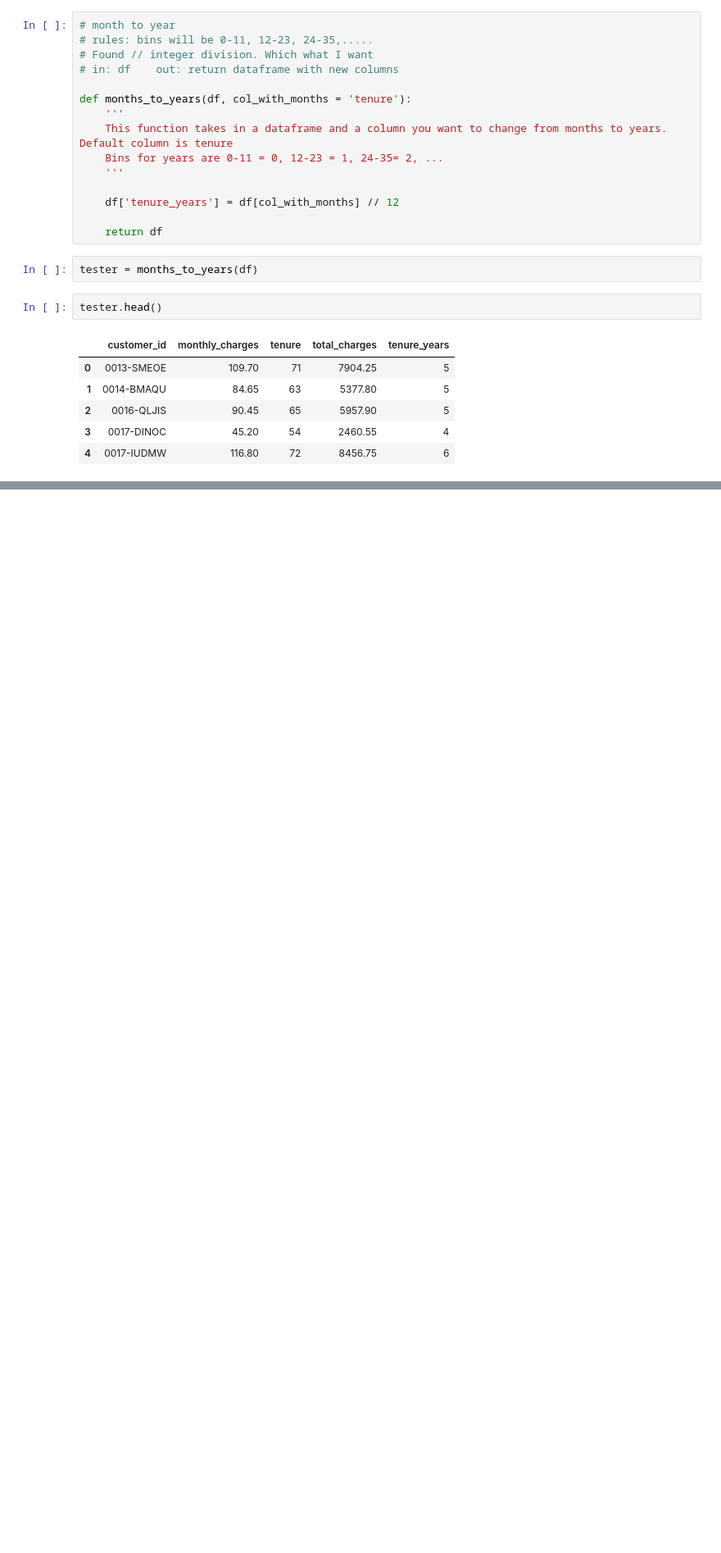
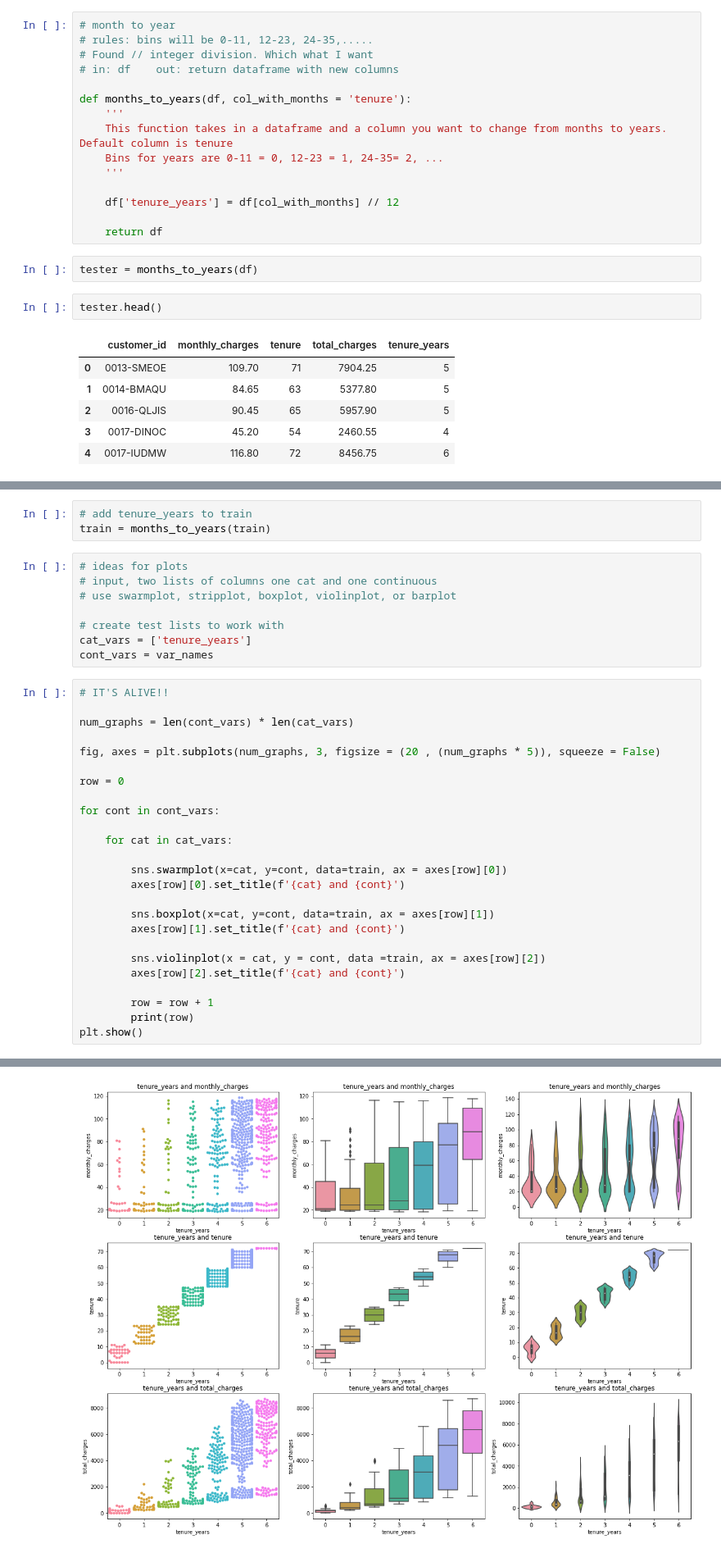
Before and after one commit to HeatherOrtegaMcMillan/regression-exercises, a Jupyter notebook: exploration.ipynb, the cells around one changed output, grey strips where cells are left out. Shown at 82% size. Drawn from its saved outputs; the diff is of its cells as text; blank space fills up the shorter version.

```diff
--- a/exploration.ipynb
+++ b/exploration.ipynb
@@ -206,0 +207,37 @@ tester.head()
+# %%
+# add tenure_years to train
+train = months_to_years(train)
+# %%
+# ideas for plots
+# input, two lists of columns one cat and one continuous
+# use swarmplot, stripplot, boxplot, violinplot, or barplot
+
+# create test lists to work with
+cat_vars = ['tenure_years']
+cont_vars = var_names
+# %%
+# IT'S ALIVE!!
+
+num_graphs = len(cont_vars) * len(cat_vars)
+
+fig, axes = plt.subplots(num_graphs, 3, figsize = (20 , (num_graphs * 5)), squeeze = False)
+
+row = 0
+
+for cont in cont_vars:
+
+    for cat in cat_vars:
+
+        sns.swarmplot(x=cat, y=cont, data=train, ax = axes[row][0])
+        axes[row][0].set_title(f'{cat} and {cont}')
+
+        sns.boxplot(x=cat, y=cont, data=train, ax = axes[row][1])
+        axes[row][1].set_title(f'{cat} and {cont}')
+
+        sns.violinplot(x = cat, y = cont, data =train, ax = axes[row][2])
+        axes[row][2].set_title(f'{cat} and {cont}')
+
+        row = row + 1
+        print(row)
+plt.show()
+# %% [output]
@@ -206,0 +247 @@ tester.head()
+[figure, added]
```
Also changed, not shown: parts of 18 cells of this notebook.
